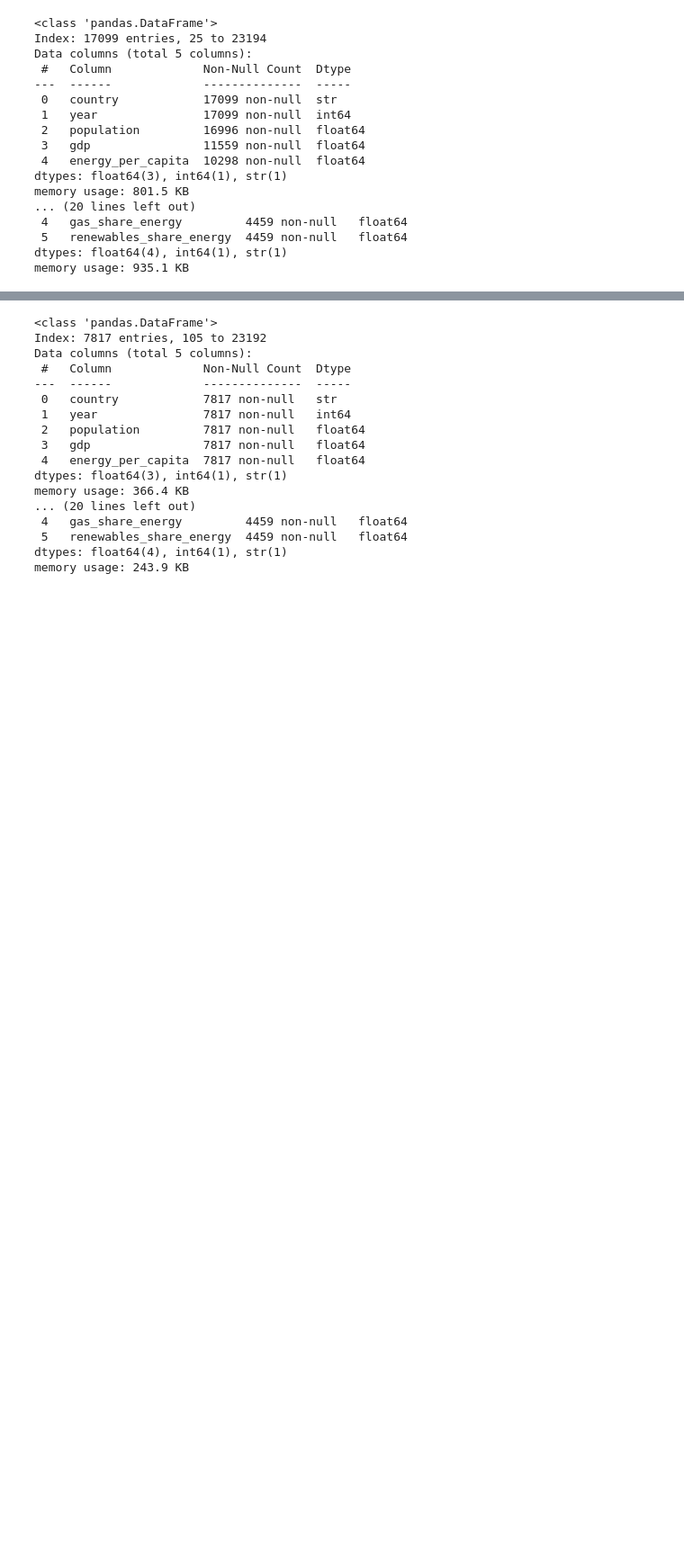
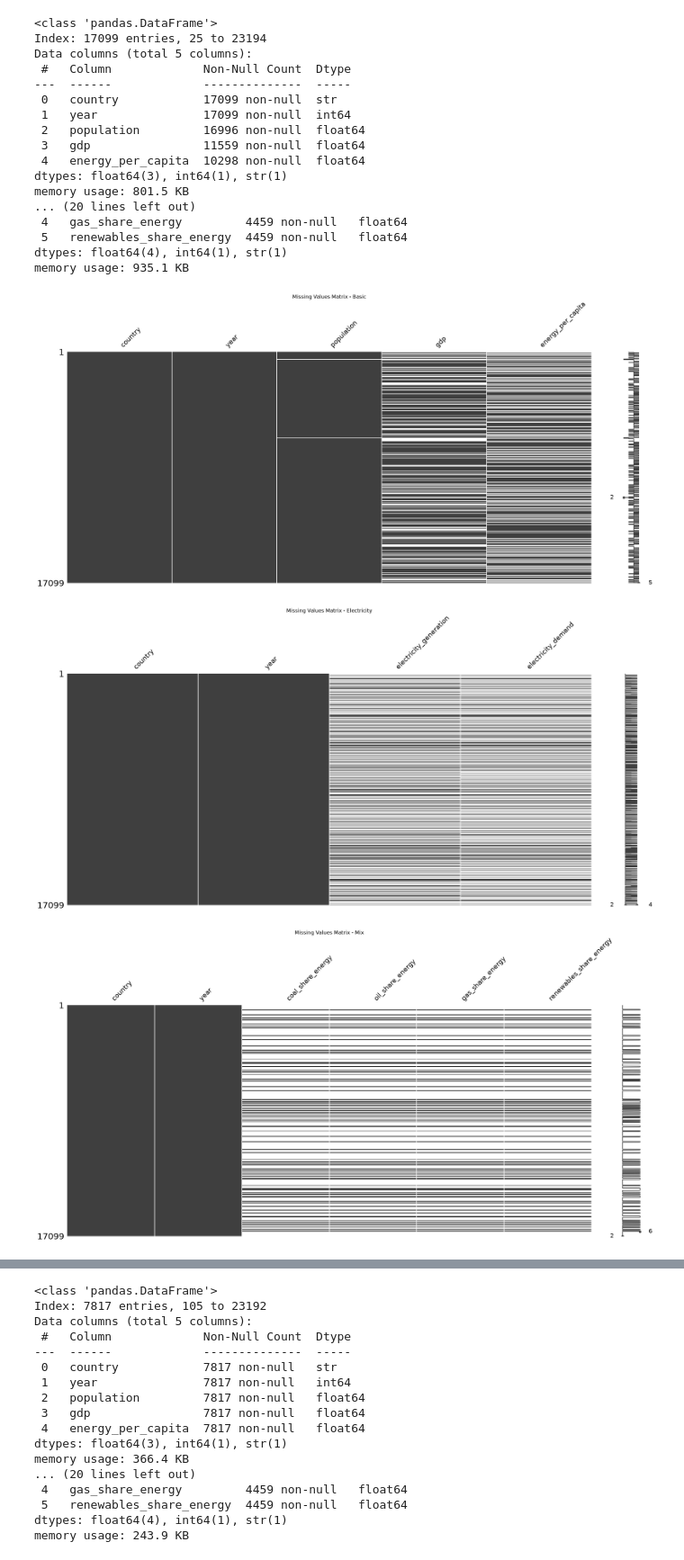
Before and after one commit to MichalG315/AWDP_Project, a Jupyter notebook: notebooks/main.ipynb, the cells around one changed output, grey strips where cells are left out. Shown at 90% size. Saved outputs shown, nothing was run; the diff lists cells and outputs as text; code cells hidden in the pictures; blank space fills up the shorter version.

```diff
--- a/notebooks/main.ipynb
+++ b/notebooks/main.ipynb
@@ -89,3 +99,18 @@ memory usage: 801.5 KB
  5   renewables_share_energy  4459 non-null   float64
 dtypes: float64(4), int64(1), str(1)
 memory usage: 935.1 KB
+# %%
+#Creating shadow maps of missing values
+msno.matrix(basic)
+plt.title("Missing Values Matrix - Basic")
+plt.show()
+msno.matrix(electricity)
+plt.title("Missing Values Matrix - Electricity")
+plt.show()
+msno.matrix(mix)
+plt.title("Missing Values Matrix - Mix")
+plt.show()
+# %% [output]
+[figure, added]
+[figure, added]
+[figure, added]
```
Also changed, not shown: parts of 7 cells of this notebook.
